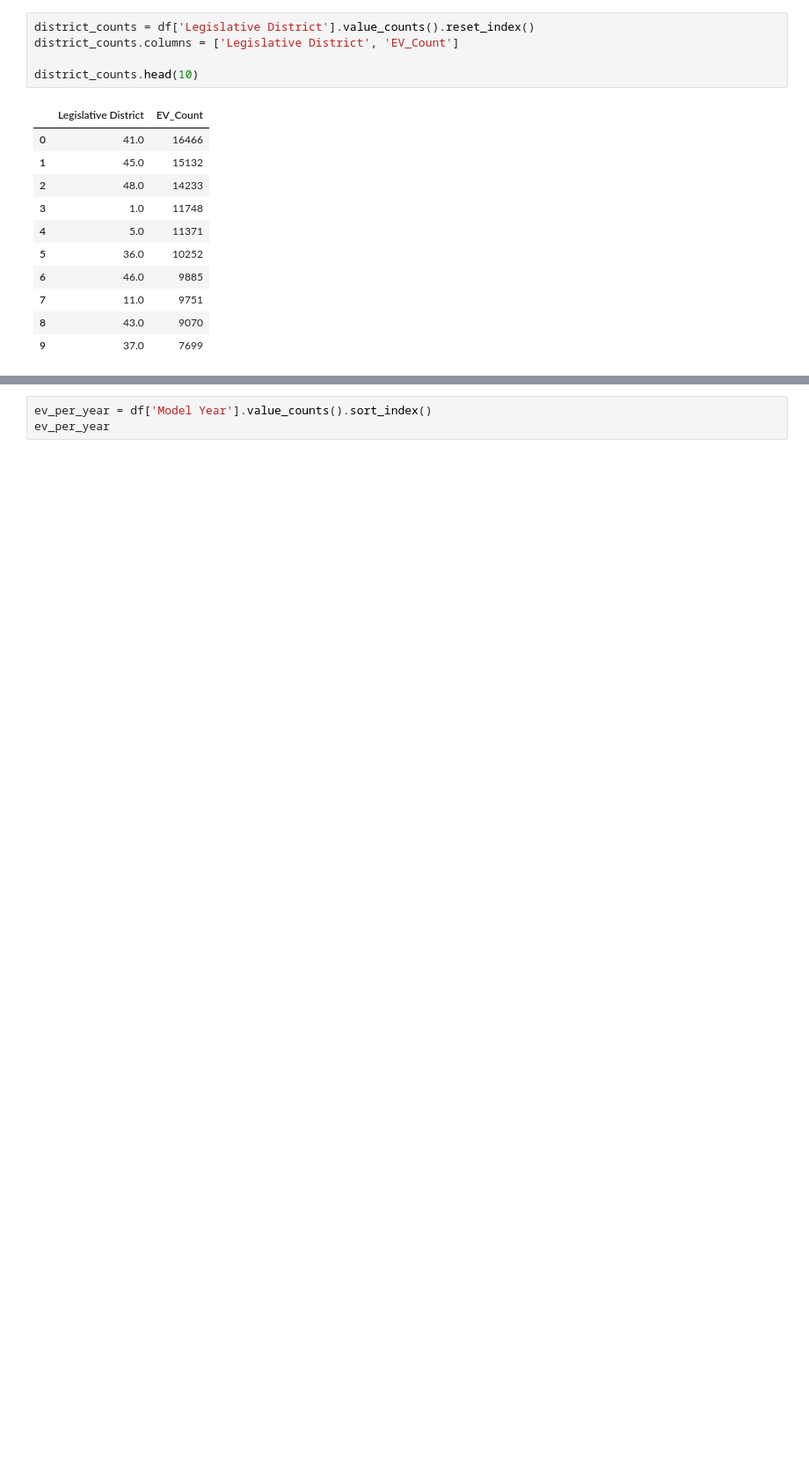
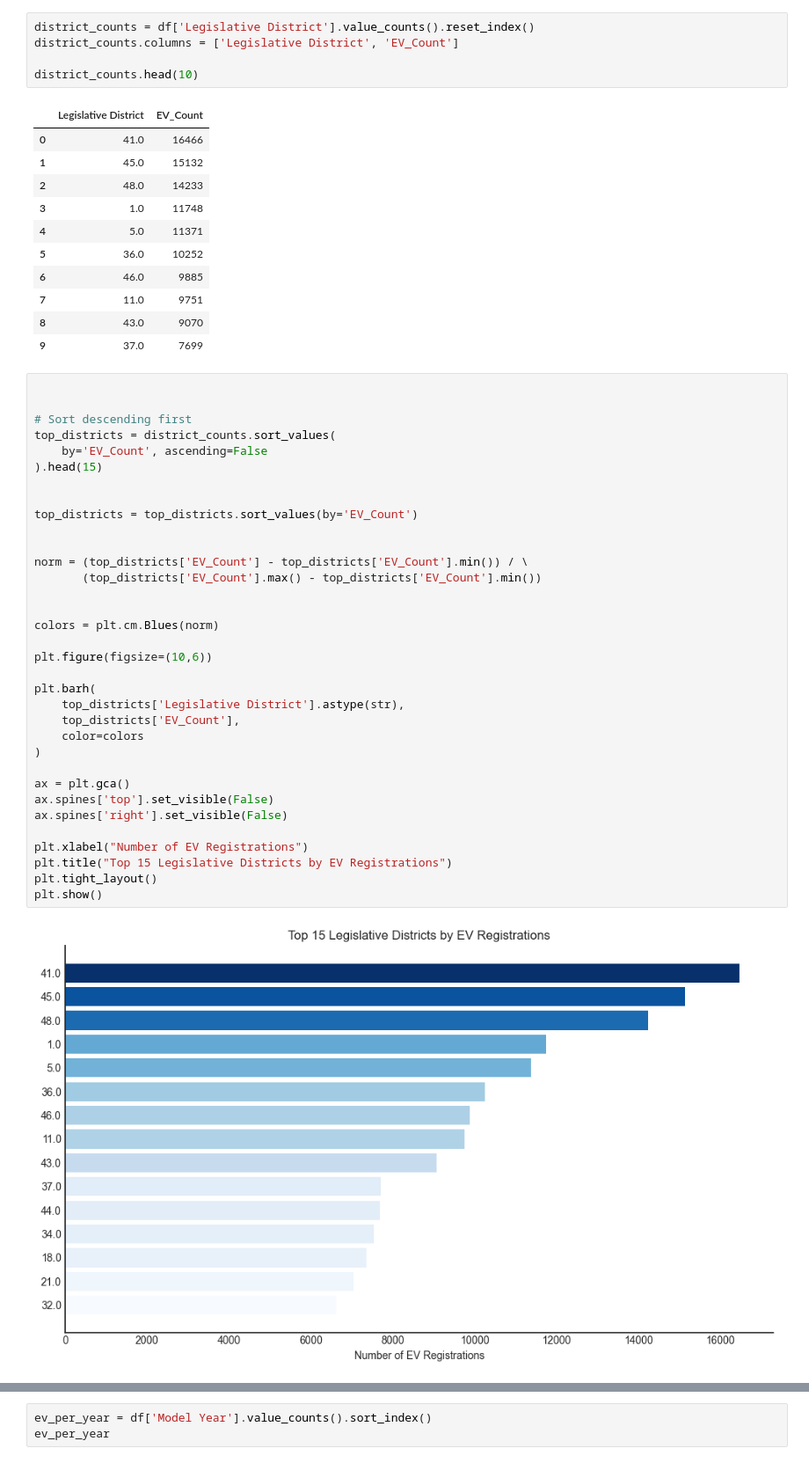
Before and after one commit to nawarfathi/electric-vehicle-analysis1, a Jupyter notebook: EV.ipynb, the cells around one changed output, grey strips where cells are left out. Shown at 88% size. Saved outputs shown, nothing was run; the diff lists cells and outputs as text; blank space fills up the shorter version.

```diff
--- a/EV.ipynb
+++ b/EV.ipynb
@@ -321,3 +423,39 @@ district_counts.head(10)
 | 7 | 11.0 | 9751 |
 | 8 | 43.0 | 9070 |
 | 9 | 37.0 | 7699 |
+# %%
+
+
+# Sort descending first
+top_districts = district_counts.sort_values(
+    by='EV_Count', ascending=False
+).head(15)
+
+
+top_districts = top_districts.sort_values(by='EV_Count')
+
+
+norm = (top_districts['EV_Count'] - top_districts['EV_Count'].min()) / \
+       (top_districts['EV_Count'].max() - top_districts['EV_Count'].min())
+
+
+colors = plt.cm.Blues(norm)
+
+plt.figure(figsize=(10,6))
+
+plt.barh(
+    top_districts['Legislative District'].astype(str),
+    top_districts['EV_Count'],
+    color=colors
+)
+
+ax = plt.gca()
+ax.spines['top'].set_visible(False)
+ax.spines['right'].set_visible(False)
+
+plt.xlabel("Number of EV Registrations")
+plt.title("Top 15 Legislative Districts by EV Registrations")
+plt.tight_layout()
+plt.show()
+# %% [output]
+[figure, added]
```
Also changed, not shown: parts of 17 cells of this notebook.
